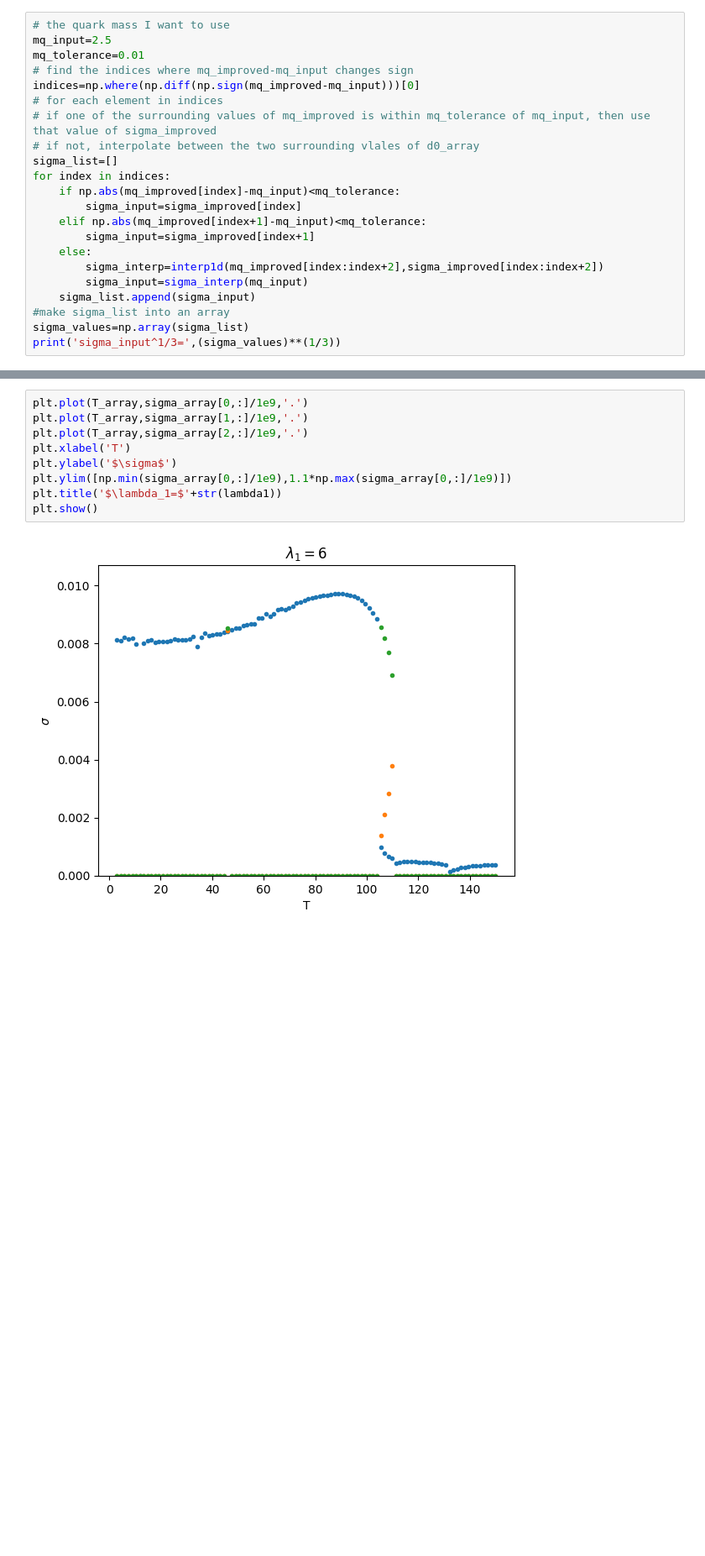
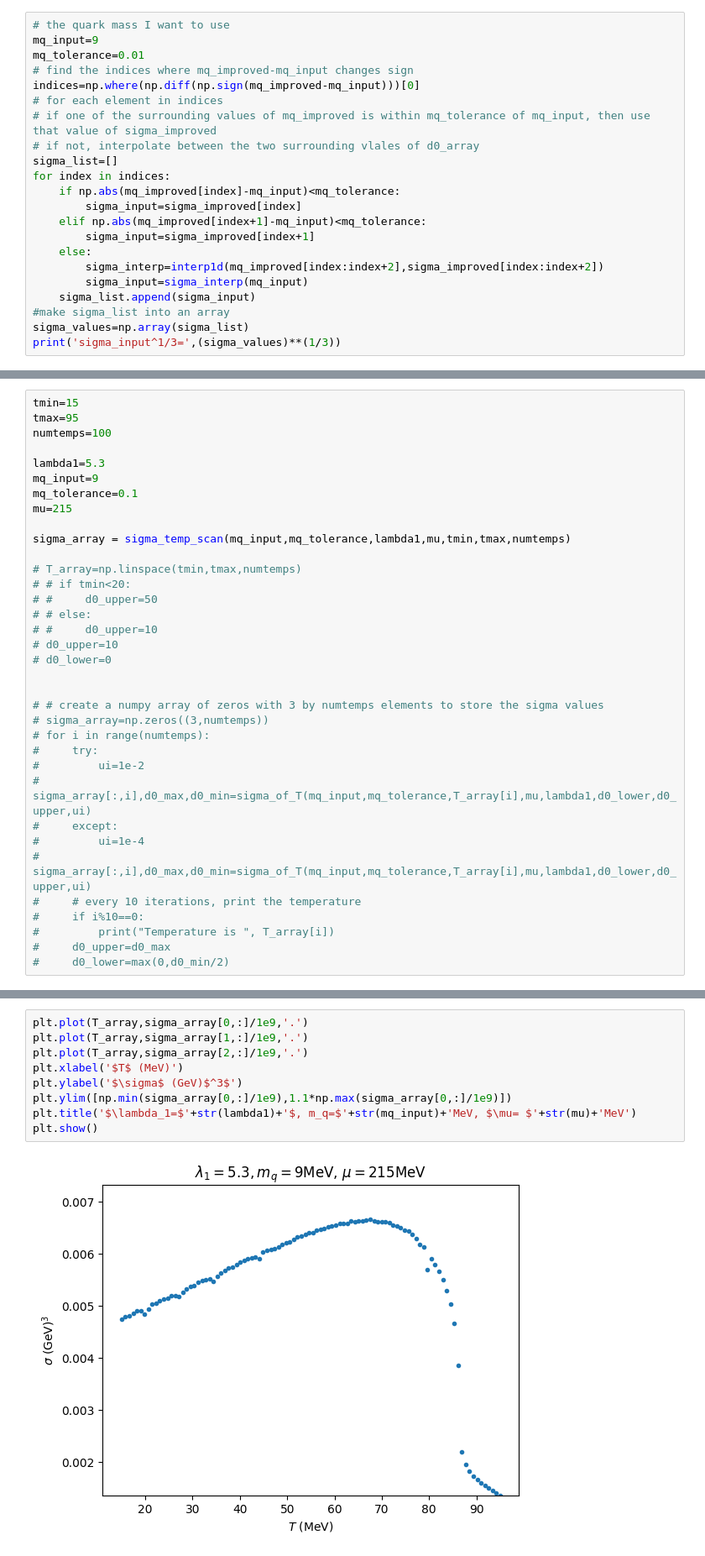
Before and after one commit to seanbartz/DilatonMixingParallel, a Jupyter notebook: sigma_vs_T.ipynb, the cells around one changed output, grey strips where cells are left out. Shown at 84% size. Cells and saved outputs as stored; diff of their text form; blank space fills up the shorter version.

Commit message:
sigma temp scan
wrote the scan over temperature as a function

```diff
--- a/sigma_vs_T.ipynb
+++ b/sigma_vs_T.ipynb
@@ -385,6 +385,6 @@ plt.show()
 # %%
 # the quark mass I want to use
-mq_input=2.5
+mq_input=9
 mq_tolerance=0.01
 # find the indices where mq_improved-mq_input changes sign
 indices=np.where(np.diff(np.sign(mq_improved-mq_input)))[0]
@@ -471,0 +460,35 @@ for i in range(numtemps):
+# %%
+tmin=15
+tmax=95
+numtemps=100
+
+lambda1=5.3
+mq_input=9
+mq_tolerance=0.1
+mu=215
+
+sigma_array = sigma_temp_scan(mq_input,mq_tolerance,lambda1,mu,tmin,tmax,numtemps)
+
+# T_array=np.linspace(tmin,tmax,numtemps)
+# # if tmin<20:
+# #     d0_upper=50
+# # else:
+# #     d0_upper=10
+# d0_upper=10
+# d0_lower=0
+
+
+# # create a numpy array of zeros with 3 by numtemps elements to store the sigma values
+# sigma_array=np.zeros((3,numtemps))
+# for i in range(numtemps):
+#     try:
+#         ui=1e-2
+#         sigma_array[:,i],d0_max,d0_min=sigma_of_T(mq_input,mq_tolerance,T_array[i],mu,lambda1,d0_lower,d0_upper,ui)
+#     except:
+#         ui=1e-4
+#         sigma_array[:,i],d0_max,d0_min=sigma_of_T(mq_input,mq_tolerance,T_array[i],mu,lambda1,d0_lower,d0_upper,ui)
+#     # every 10 iterations, print the temperature
+#     if i%10==0:
+#         print("Temperature is ", T_array[i])
+#     d0_upper=d0_max
+#     d0_lower=max(0,d0_min/2)
@@ -472,11 +514,11 @@ for i in range(numtemps):
 # %%
 plt.plot(T_array,sigma_array[0,:]/1e9,'.')
 plt.plot(T_array,sigma_array[1,:]/1e9,'.')
 plt.plot(T_array,sigma_array[2,:]/1e9,'.')
-plt.xlabel('T')
-plt.ylabel('$\sigma$')
+plt.xlabel('$T$ (MeV)')
+plt.ylabel('$\sigma$ (GeV)$^3$')
 plt.ylim([np.min(sigma_array[0,:]/1e9),1.1*np.max(sigma_array[0,:]/1e9)])
-plt.title('$\lambda_1=$'+str(lambda1))
+plt.title('$\lambda_1=$'+str(lambda1)+'$, m_q=$'+str(mq_input)+'MeV, $\mu= $'+str(mu)+'MeV')
 plt.show()
 # %% [output]
-[figure, old version]
+[figure, new version]
```
Also changed, not shown: parts of 10 cells of this notebook.
